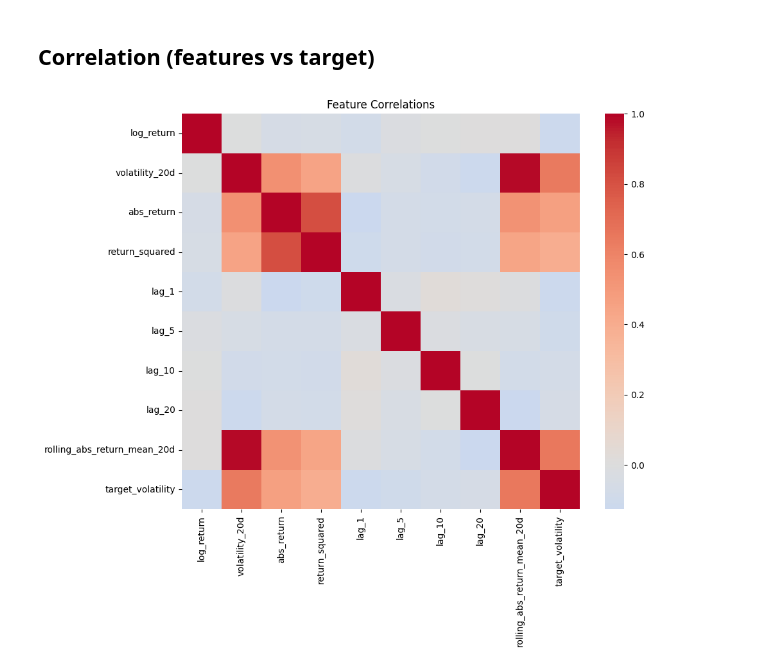
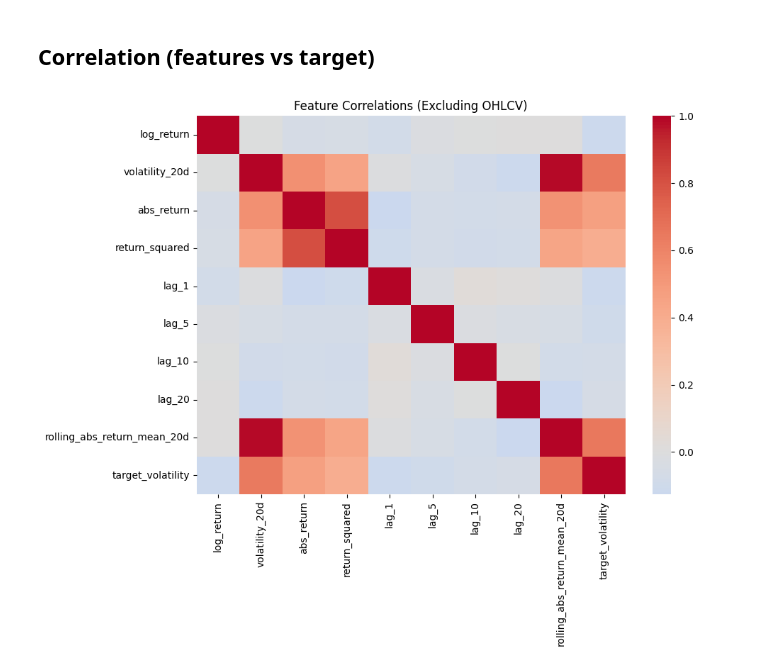
Before and after one commit to coder-red/Financial-volatility-forecasting, a Jupyter notebook: notebooks/01_eda.ipynb, the cells around one changed output. Cells and saved outputs as stored; diff of their text form; code cells hidden in the pictures.

```diff
--- a/notebooks/01_eda.ipynb
+++ b/notebooks/01_eda.ipynb
@@ -111,12 +92,14 @@ plt.savefig(f"{RESULTS_DIR}/figures/eda/target_volatility.png")
 # %% [markdown]
 ## Correlation (features vs target)
 # %%
-numeric_df = df.select_dtypes(include=[np.number])
+# Exclude OHLCV for cleaner correlation heatmap
+exclude_price_cols = ['Open', 'High', 'Low', 'Close', 'Volume']
+numeric_df = df.select_dtypes(include=[np.number]).drop(columns=exclude_price_cols, errors='ignore')
 
-plt.figure(figsize=(10,8))
-sns.heatmap(numeric_df.corr(), cmap="coolwarm", center=0)
-plt.title("Feature Correlations")
-plt.savefig(f"{RESULTS_DIR}/figures/eda/correlations.png",
-            dpi=300, bbox_inches="tight")
+plt.figure(figsize=(10, 8))
+sns.heatmap(numeric_df.corr(), cmap="coolwarm", center=0, annot=False)
+plt.title("Feature Correlations (Excluding OHLCV)")
+plt.tight_layout()
+plt.savefig(f"{RESULTS_DIR}/figures/eda/correlations.png", dpi=300, bbox_inches="tight")
 # %% [output]
-[figure, old version]
+[figure, new version]
```
Also changed, not shown: parts of 9 cells of this notebook, 12 other files.
